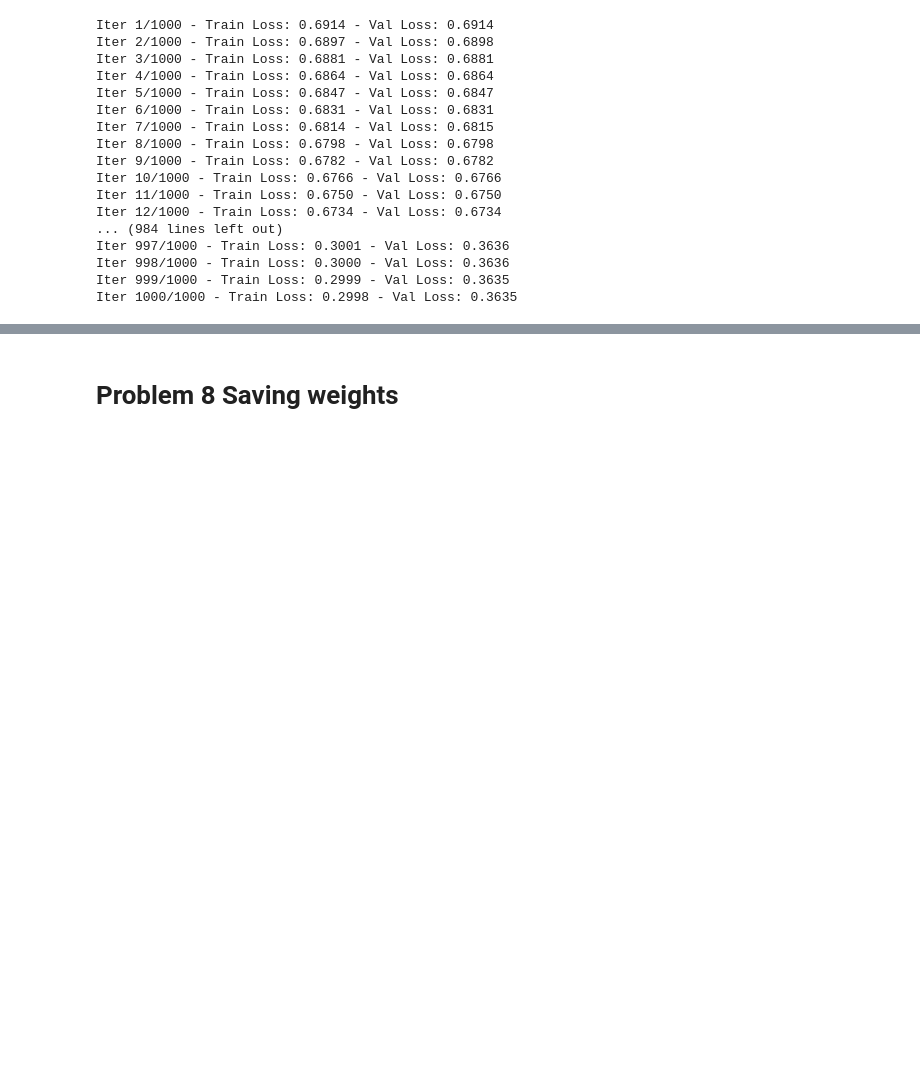
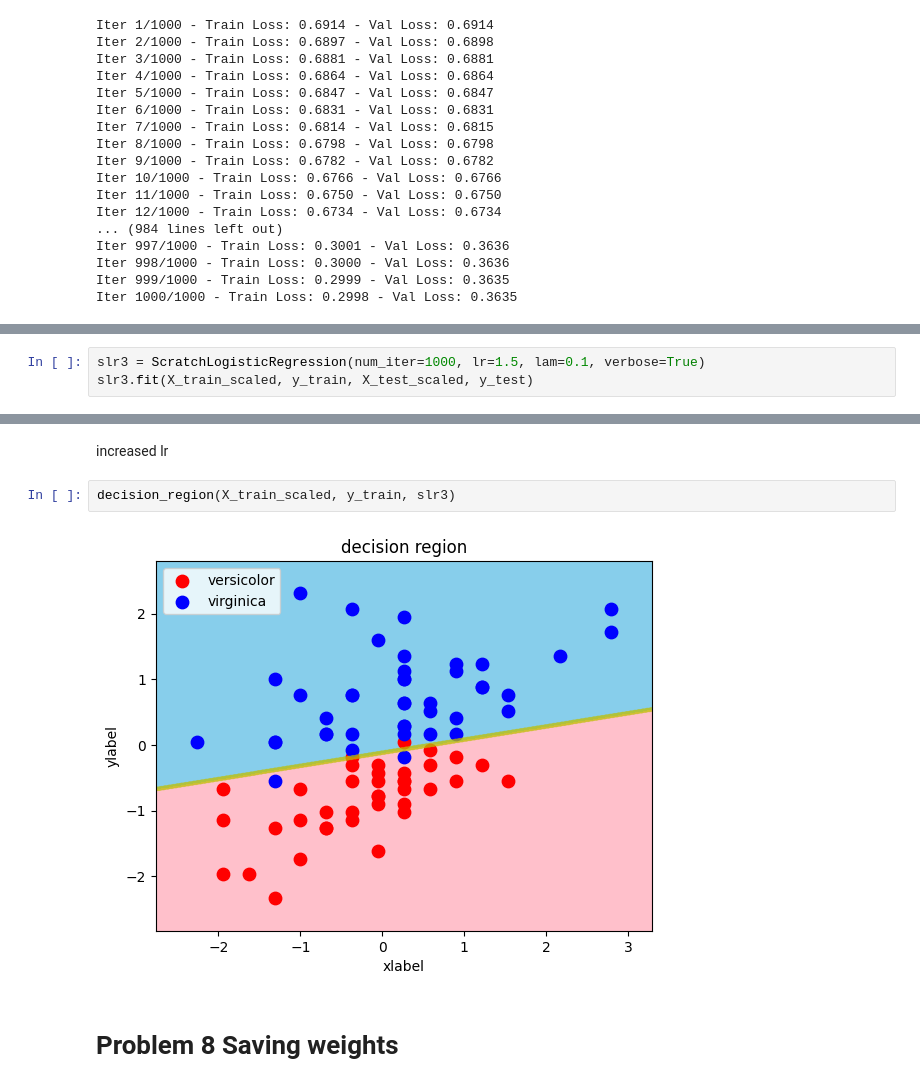
Before and after one commit to WalterPHD/Ai-Data, a Jupyter notebook: LogisticRegression.ipynb, the cells around one changed output, grey strips where cells are left out. Drawn from its saved outputs; the diff is of its cells as text; blank space fills up the shorter version.

```diff
--- a/LogisticRegression.ipynb
+++ b/LogisticRegression.ipynb
@@ -488,0 +516,3 @@ decision_region(X_train_scaled, y_train, slr) #Scratch (C=0.1)
+# %%
+slr3 = ScratchLogisticRegression(num_iter=1000, lr=1.5, lam=0.1, verbose=True)
+slr3.fit(X_train_scaled, y_train, X_test_scaled, y_test)
@@ -489,3 +537,9 @@ decision_region(X_train_scaled, y_train, slr) #Scratch (C=0.1)
+# %% [markdown]
+increased lr
+# %%
+decision_region(X_train_scaled, y_train, slr3)
+# %% [output]
+[figure, added]
 # %% [markdown]
 # Problem 8 Saving weights
 # %% [markdown]
```
Also changed, not shown: parts of 5 cells of this notebook.
